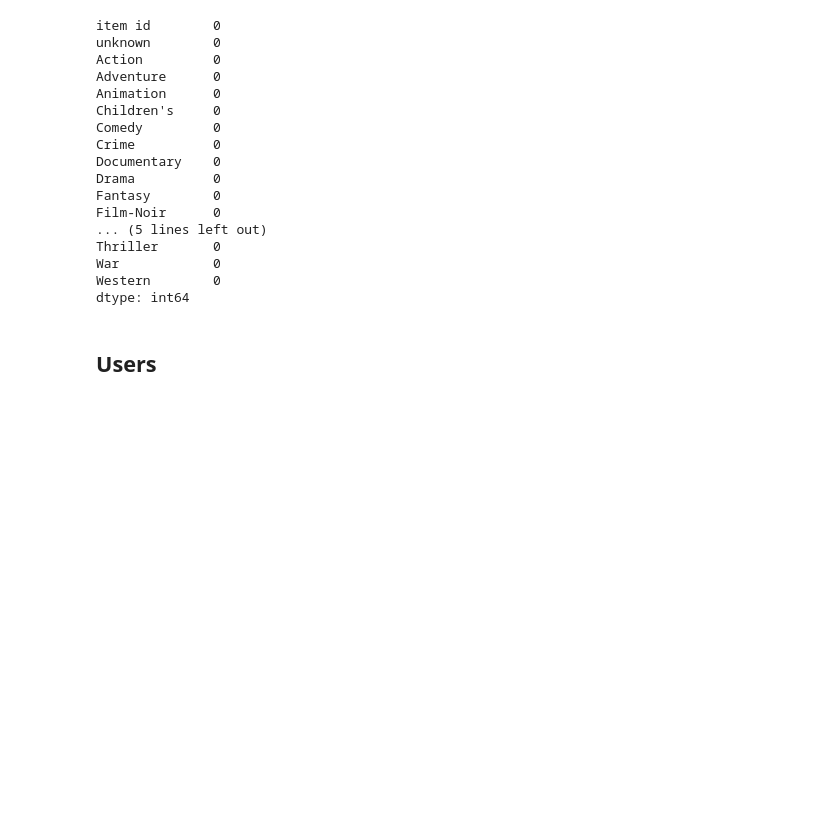
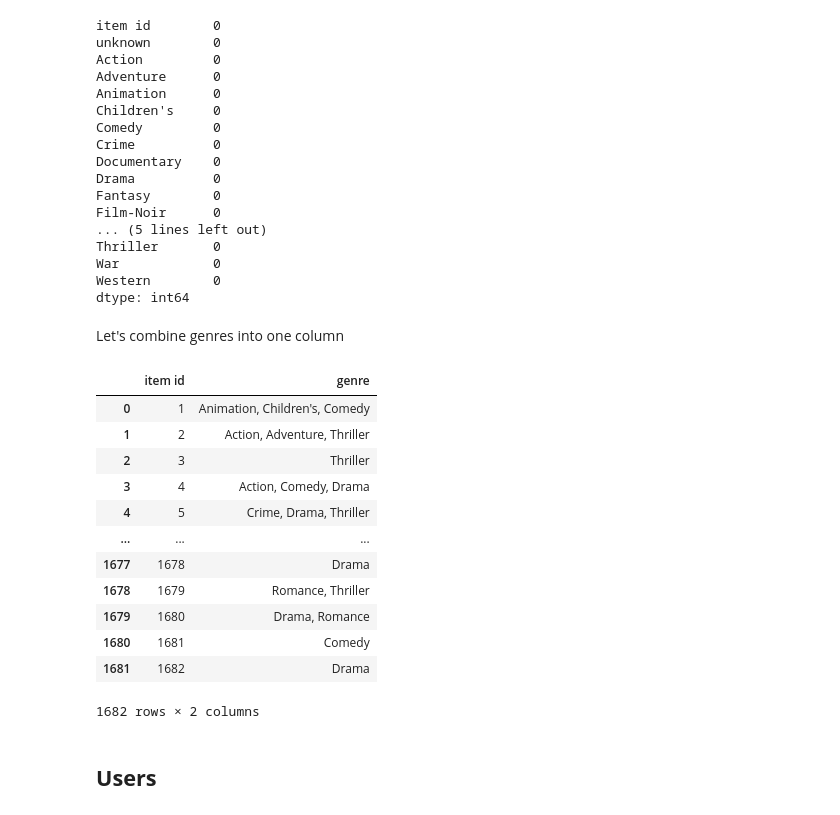
Before and after one commit to thehir0/Movie-Recommender-System, a Jupyter notebook: notebooks/data_exploration.ipynb, the cells around one changed output. Cells and saved outputs as stored; diff of their text form; code cells hidden in the pictures; blank space fills up the shorter version.

```diff
--- a/notebooks/data_exploration.ipynb
+++ b/notebooks/data_exploration.ipynb
@@ -55,6 +55,27 @@ Thriller       0
 War            0
 Western        0
 dtype: int64
+# %% [markdown]
+Let's combine genres into one column
+# %%
+genre_columns = item.columns.values[1:]
+item['genre'] = item[genre_columns].apply(lambda row: ', '.join(row.index[row == 1]), axis=1)
+item.drop(genre_columns, axis=1, inplace=True)
+item
+# %% [output]
+|  | item id | genre |
+| 0 | 1 | Animation, Children's, Comedy |
+| 1 | 2 | Action, Adventure, Thriller |
+| 2 | 3 | Thriller |
+| 3 | 4 | Action, Comedy, Drama |
+| 4 | 5 | Crime, Drama, Thriller |
+| ... | ... | ... |
+| 1677 | 1678 | Drama |
+| 1678 | 1679 | Romance, Thriller |
+| 1679 | 1680 | Drama, Romance |
+| 1680 | 1681 | Comedy |
+| 1681 | 1682 | Drama |
+1682 rows × 2 columns
 # %% [markdown]
 ## **Users**
 # %%
```
Also changed, not shown: parts of 10 cells of this notebook, 4 other files.
